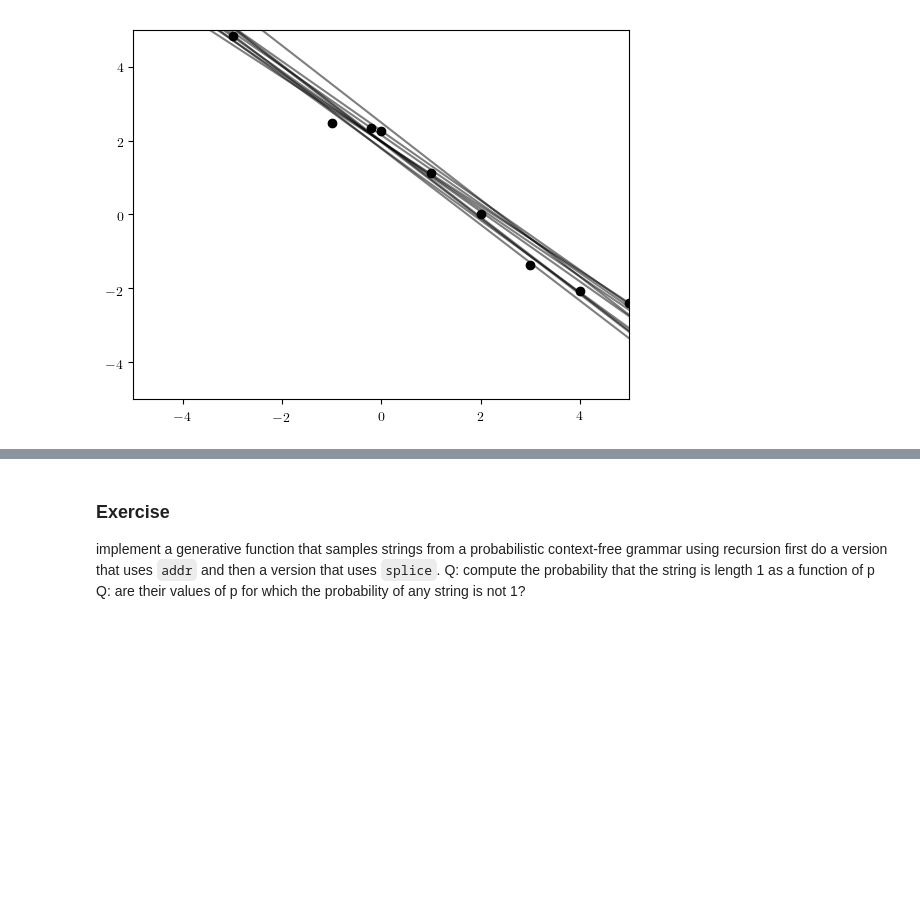
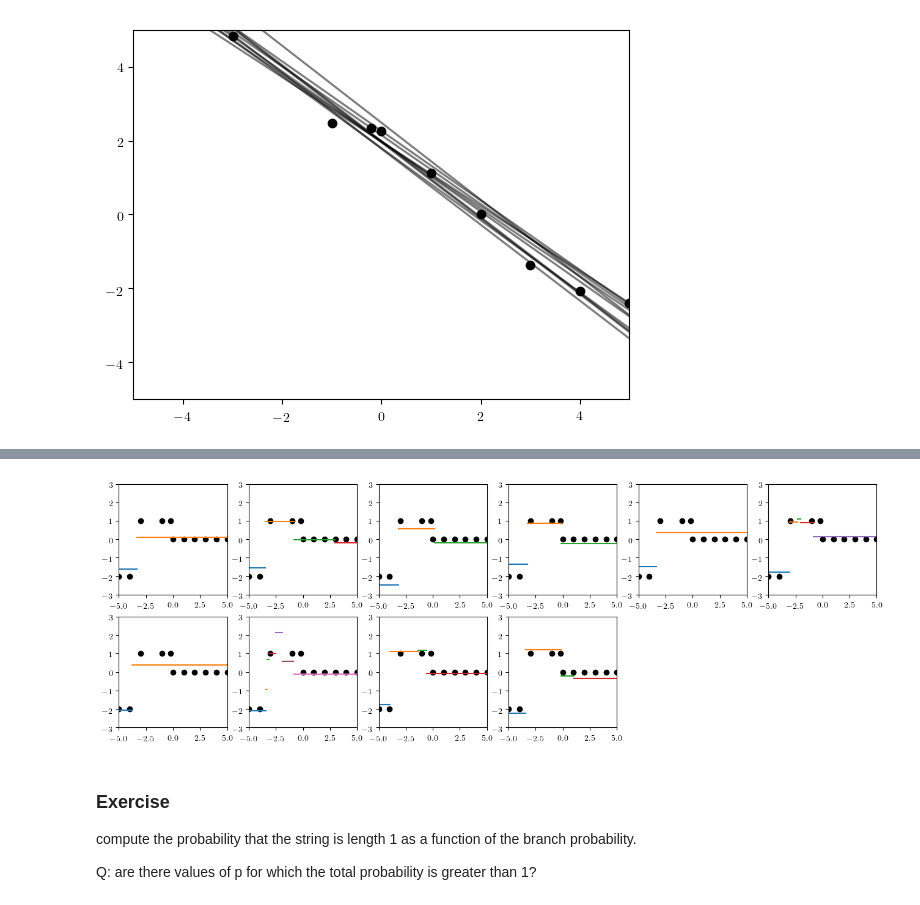
Before and after one commit to probcomp/gen-quickstart, a Jupyter notebook: tutorial-importance-sampling/tutorial-intro-modeling-language.ipynb, the cells around one changed output, grey strips where cells are left out. Cells and saved outputs as stored; diff of their text form; code cells hidden in the pictures; blank space fills up the shorter version.

```diff
--- a/tutorial-importance-sampling/tutorial-intro-modeling-language.ipynb
+++ b/tutorial-importance-sampling/tutorial-intro-modeling-language.ipynb
@@ -373,6 +512,12 @@ overlay(render_either, traces)
+# %%
+xs = [-5., -4., -3., -.2, -1., 0., 1., 2., 3., 4., 5.];
+ys = [x < 0 ? (x < -3 ? -2 : 1) : 0 for x in xs]
+traces = [do_inference(cp_model, xs, ys, 100000) for _=1:10];
+grid(render_cp_model_trace, traces)
+# %% [output]
+[figure, added]
 # %% [markdown]
 ### Exercise
-implement a generative function that samples strings from a probabilistic context-free grammar using recursion
-first do a version that uses `addr` and then a version that uses `splice`.
-Q: compute the probability that the string is length 1 as a function of p
-Q: are their values of p for which the probability of any string is not 1?
+compute the probability that the string is length 1 as a function of the branch probability.
+
+Q: are there values of p for which the total probability is greater than 1?
```
Also changed, not shown: parts of 15 cells of this notebook.
